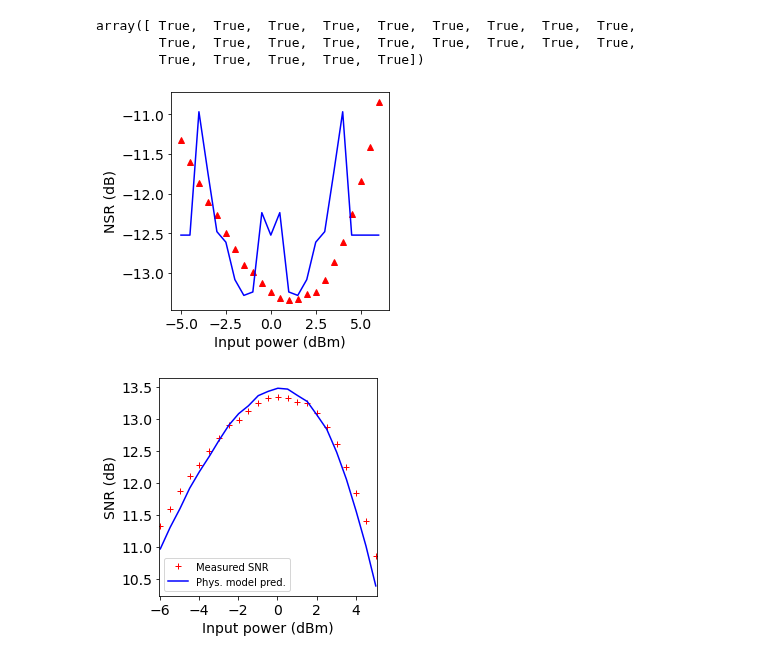
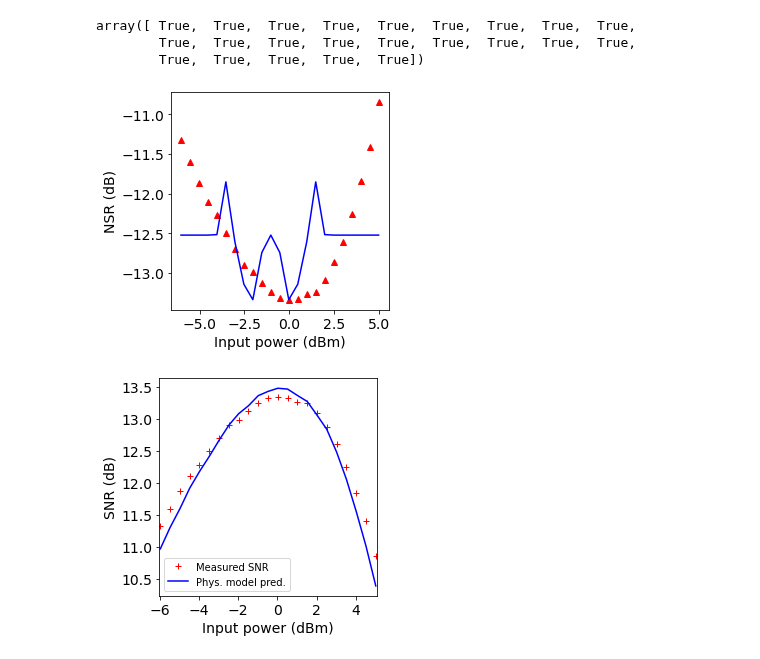
Before and after one commit to joshnevin/physics_enhanced_GPs, a Jupyter notebook: GN_model_enhanced_GPs_kernel.ipynb, the cells around one changed output. Saved outputs shown, nothing was run; the diff lists cells and outputs as text; code cells hidden in the pictures.

```diff
--- a/GN_model_enhanced_GPs_kernel.ipynb
+++ b/GN_model_enhanced_GPs_kernel.ipynb
@@ -90 +92,3 @@ phys_model = GN_model(100, 1550, 1, 0.78, 18, 0.18, 35, 40.2, 50, 4.3, 10, 16, 0
+# %%
+pch_shifted = shift_pch(pch, 0.7)
 # %%
@@ -110,6 +122,7 @@ nsr = convert_snr_to_nsr(snr)
 # %%
 nsr_lin = convert_to_lin(nsr)
 pch_lin = convert_to_lin(pch)
+pch_shifted_lin = convert_to_lin(pch_shifted)
 # %%
 def train_phys_kernel_gp(pch, nsr, pch_pred):
     pch = pch.reshape(-1, 1)  # needed for SK learn input
@@ -124,7 +137,7 @@ def train_phys_kernel_gp(pch, nsr, pch_pred):
     lml = gpr.log_marginal_likelihood()
     return mu_sk, std_sk, theta, lml
 # %%
-mu_sk_f, std_sk_f, theta_f, lml_f = train_phys_kernel_gp(pch_lin, nsr, pch)
+mu_sk_f, std_sk_f, theta_f, lml_f = train_phys_kernel_gp(pch_shifted_lin, nsr, pch)
 mu_sk_p2_f = mu_sk_f + 2*std_sk_f
 mu_sk_n2_f = mu_sk_f - 2*std_sk_f
 # %% [markdown]
@@ -137,16 +150,16 @@ array([ True,  True,  True,  True,  True,  True,  True,  True,  True,
         True,  True,  True,  True,  True])
 # %%
 f, ax = plt.subplots()
-ax.plot(pch, nsr, 'r^')
-ax.plot(pch, mu_sk_f, 'b-')
+ax.plot(pch_shifted, nsr, 'r^')
+ax.plot(pch_shifted, mu_sk_f, 'b-')
 plt.xlabel("Input power (dBm)")
 plt.ylabel("NSR (dB)")
 f.patch.set_facecolor('w')
 ax.set_aspect(1.0/ax.get_data_ratio(), adjustable='box')
 #plt.savefig('figures/custom_kernel_result_element.pdf', dpi=200,bbox_inches='tight')
 plt.show()
 # %% [output]
-[figure, old version]
+[figure, new version]
 # %%
 emp_pk = 1.2
 pch_sub_shifted = shift_pch(pch_sub, emp_pk)
```
Also changed, not shown: parts of 5 cells of this notebook, 3 other files.
